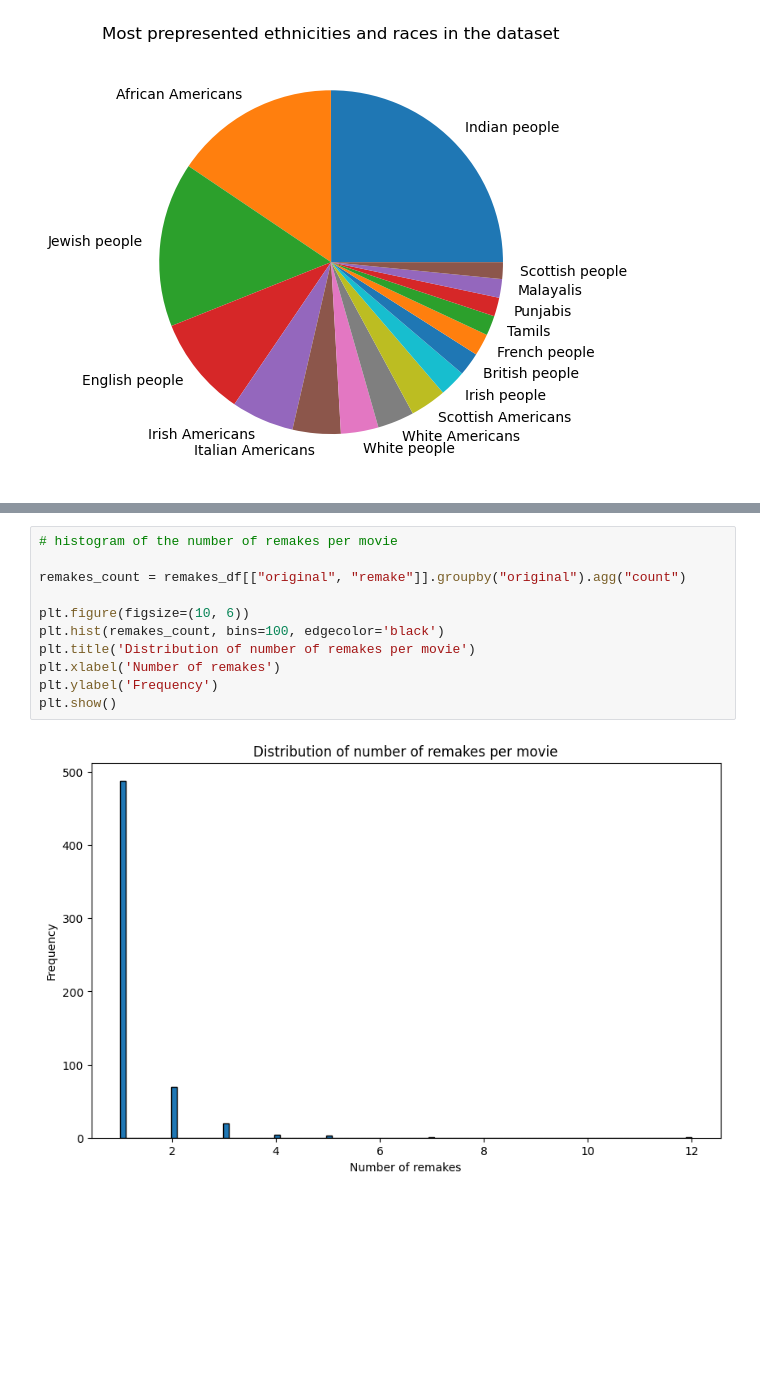
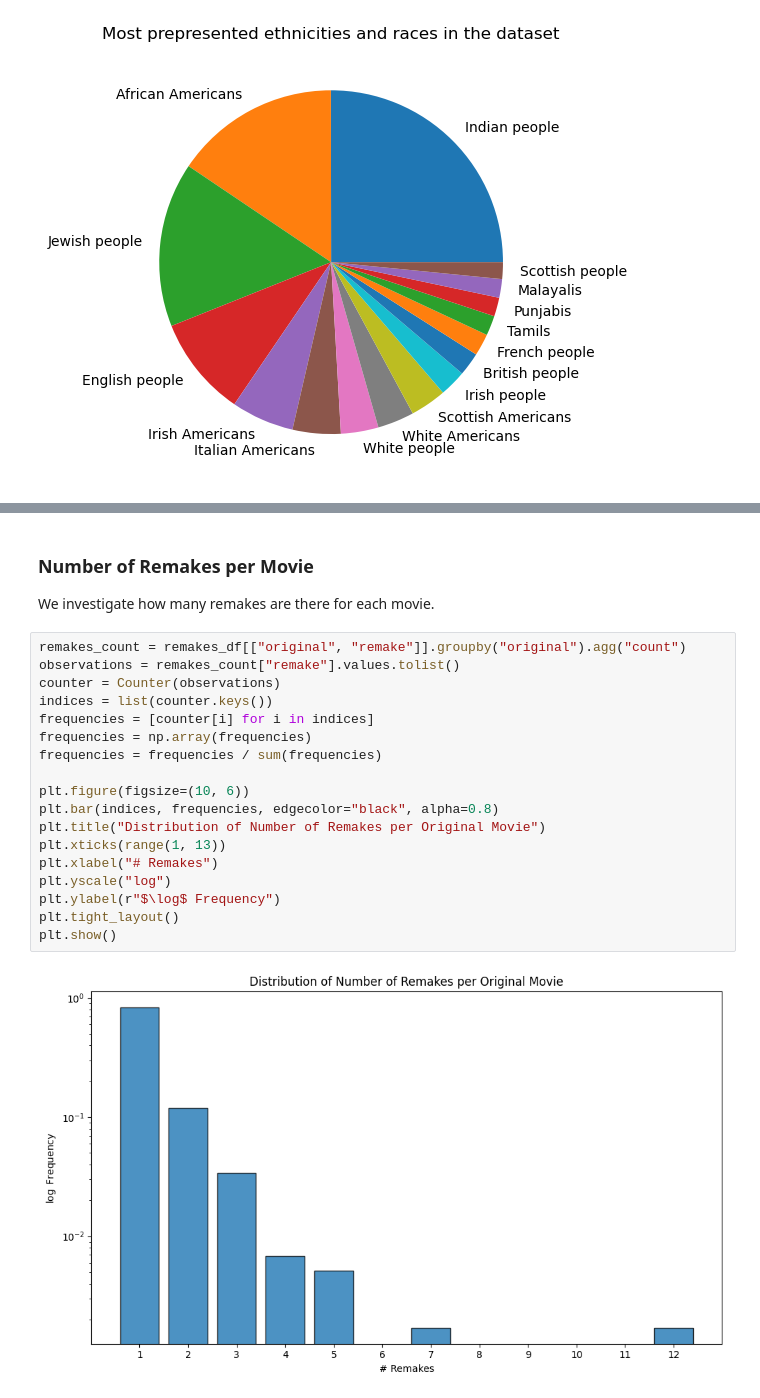
Before and after one commit to epfl-ada/ada-2024-project-madayam, a Jupyter notebook: src/eda.ipynb, the cells around one changed output, grey strips where cells are left out. Saved outputs shown, nothing was run; the diff lists cells and outputs as text; blank space fills up the shorter version.

```diff
--- a/src/eda.ipynb
+++ b/src/eda.ipynb
@@ -810,13 +840,24 @@ remakes_df.head(5)
-# %%
-# histogram of the number of remakes per movie
-
-remakes_count = remakes_df[["original", "remake"]].groupby("original").agg("count")
-
-plt.figure(figsize=(10, 6))
-plt.hist(remakes_count, bins=100, edgecolor='black')
-plt.title('Distribution of number of remakes per movie')
-plt.xlabel('Number of remakes')
-plt.ylabel('Frequency')
-plt.show()
-# %% [output]
-[figure, removed]
+# %% [markdown]
+### Number of Remakes per Movie
+
+We investigate how many remakes are there for each movie.
+# %%
+remakes_count = remakes_df[["original", "remake"]].groupby("original").agg("count")
+observations = remakes_count["remake"].values.tolist()
+counter = Counter(observations)
+indices = list(counter.keys())
+frequencies = [counter[i] for i in indices]
+frequencies = np.array(frequencies)
+frequencies = frequencies / sum(frequencies)
+
+plt.figure(figsize=(10, 6))
+plt.bar(indices, frequencies, edgecolor="black", alpha=0.8)
+plt.title("Distribution of Number of Remakes per Original Movie")
+plt.xticks(range(1, 13))
+plt.xlabel("# Remakes")
+plt.yscale("log")
+plt.ylabel(r"$\log$ Frequency")
+plt.tight_layout()
+plt.show()
+# %% [output]
+[figure, added]
```
Also changed, not shown: parts of 37 cells of this notebook.
